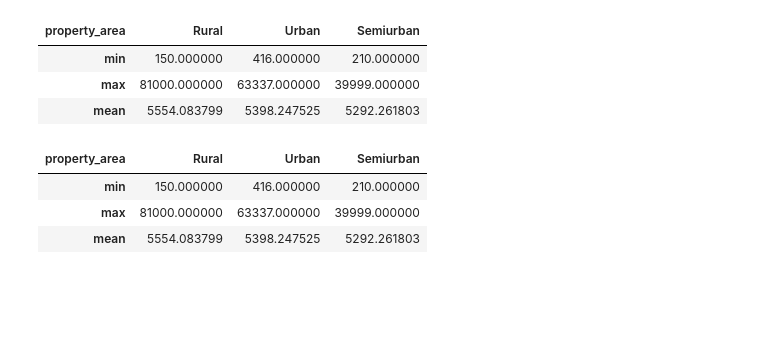
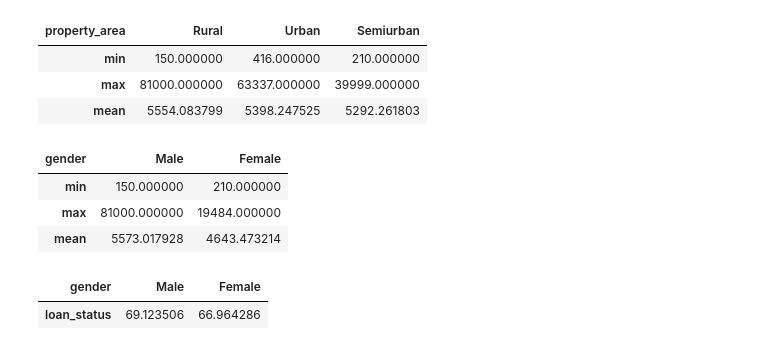
Before and after one commit to masete/Home-Loan-Approval, a Jupyter notebook: homeapproval.ipynb, the cells around one changed output. Cells and saved outputs as stored; diff of their text form; code cells hidden in the pictures; blank space fills up the shorter version.

Commit message:
percentages

```diff
--- a/homeapproval.ipynb
+++ b/homeapproval.ipynb
@@ -376,9 +376,15 @@ df_train.groupby("property_area")["applicantincome"].agg(["min", "max", "mean"])
 | max | 81000.000000 | 63337.000000 | 39999.000000 |
 | mean | 5554.083799 | 5398.247525 | 5292.261803 |
 # %%
-df_train.groupby("property_area")["applicantincome"].agg(["min", "max", "mean"]).sort_values(by="max", ascending=False).T
+df_train.groupby("gender")["applicantincome"].agg(["min", "max", "mean"]).sort_values(by="max", ascending=False).T
 # %% [output]
-| property_area | Rural | Urban | Semiurban |
-| min | 150.000000 | 416.000000 | 210.000000 |
-| max | 81000.000000 | 63337.000000 | 39999.000000 |
-| mean | 5554.083799 | 5398.247525 | 5292.261803 |
+| gender | Male | Female |
+| min | 150.000000 | 210.000000 |
+| max | 81000.000000 | 19484.000000 |
+| mean | 5573.017928 | 4643.473214 |
+# %%
+# The average loan percentage of each gender
+df_train.groupby(["gender"]).loan_status.apply(lambda x: (x.sum() / x.size) * 100).sort_values(ascending=False).to_frame().T
+# %% [output]
+| gender | Male | Female |
+| loan_status | 69.123506 | 66.964286 |
```
Also changed, not shown: parts of 1 cell of this notebook.
